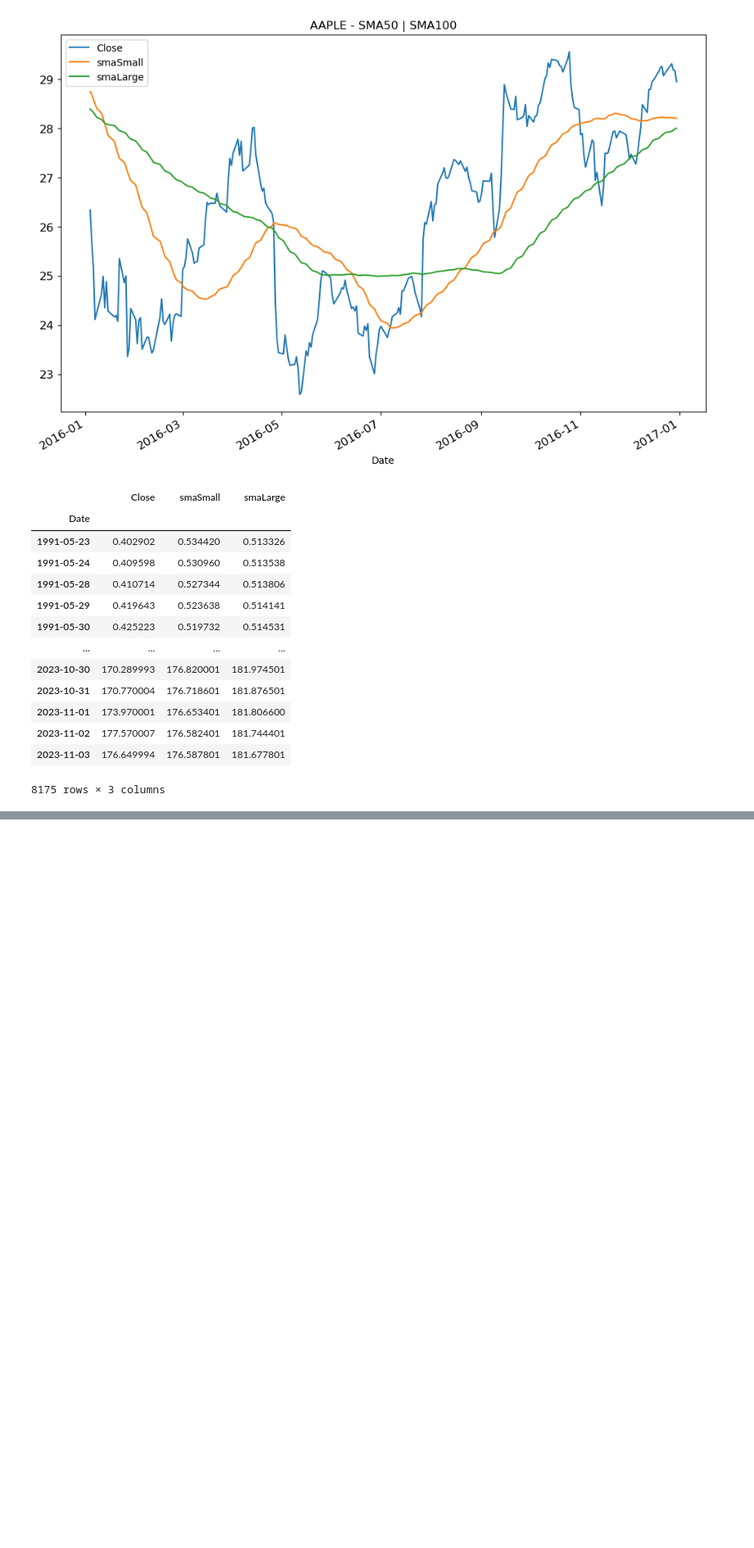
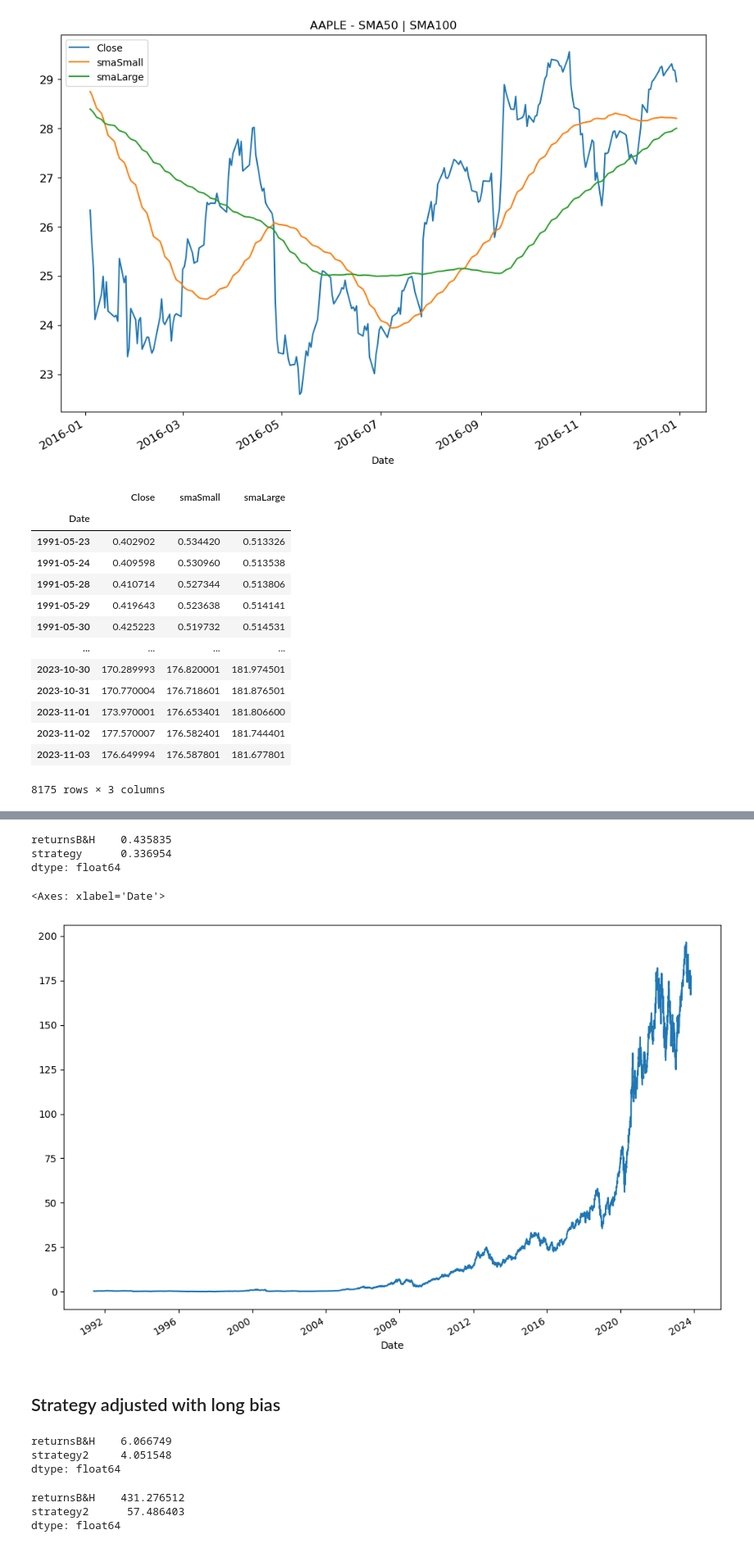
Before and after one commit to SouCode/RoboTrader, a Jupyter notebook: inMoney3.ipynb, the cells around one changed output, grey strips where cells are left out. Shown at 82% size. Saved outputs shown, nothing was run; the diff lists cells and outputs as text; code cells hidden in the pictures; blank space fills up the shorter version.

```diff
--- a/inMoney3.ipynb
+++ b/inMoney3.ipynb
@@ -600,0 +599,13 @@ data
+# %%
+data[['returnsB&H', 'strategy']].std()*np.sqrt(252) #annual std
+# %% [output]
+returnsB&H    0.435835
+strategy      0.336954
+dtype: float64
+# %%
+data.Close.plot(figsize=(12,8))
+# %% [output]
+<Axes: xlabel='Date'>
+[figure, added]
+# %% [markdown]
+## Strategy adjusted with long bias
@@ -600,0 +617,12 @@ data
+# %%
+data[['returnsB&H', 'strategy2']].sum()
+# %% [output]
+returnsB&H    6.066749
+strategy2     4.051548
+dtype: float64
+# %%
+data[['returnsB&H', 'strategy2']].sum().apply(np.exp) #what 1$ will be
+# %% [output]
+returnsB&H    431.276512
+strategy2      57.486403
+dtype: float64
```
Also changed, not shown: parts of 21 cells of this notebook, 1 other file.
